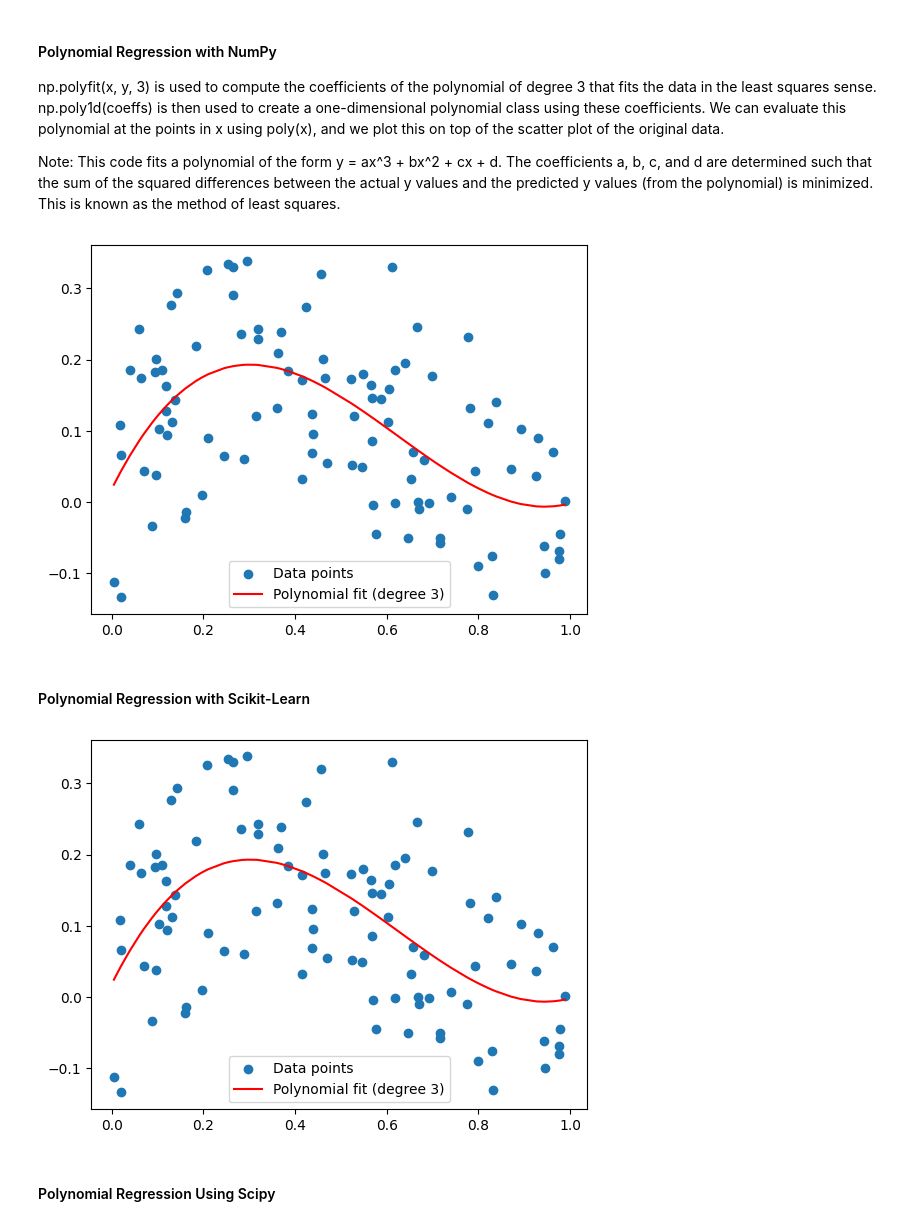
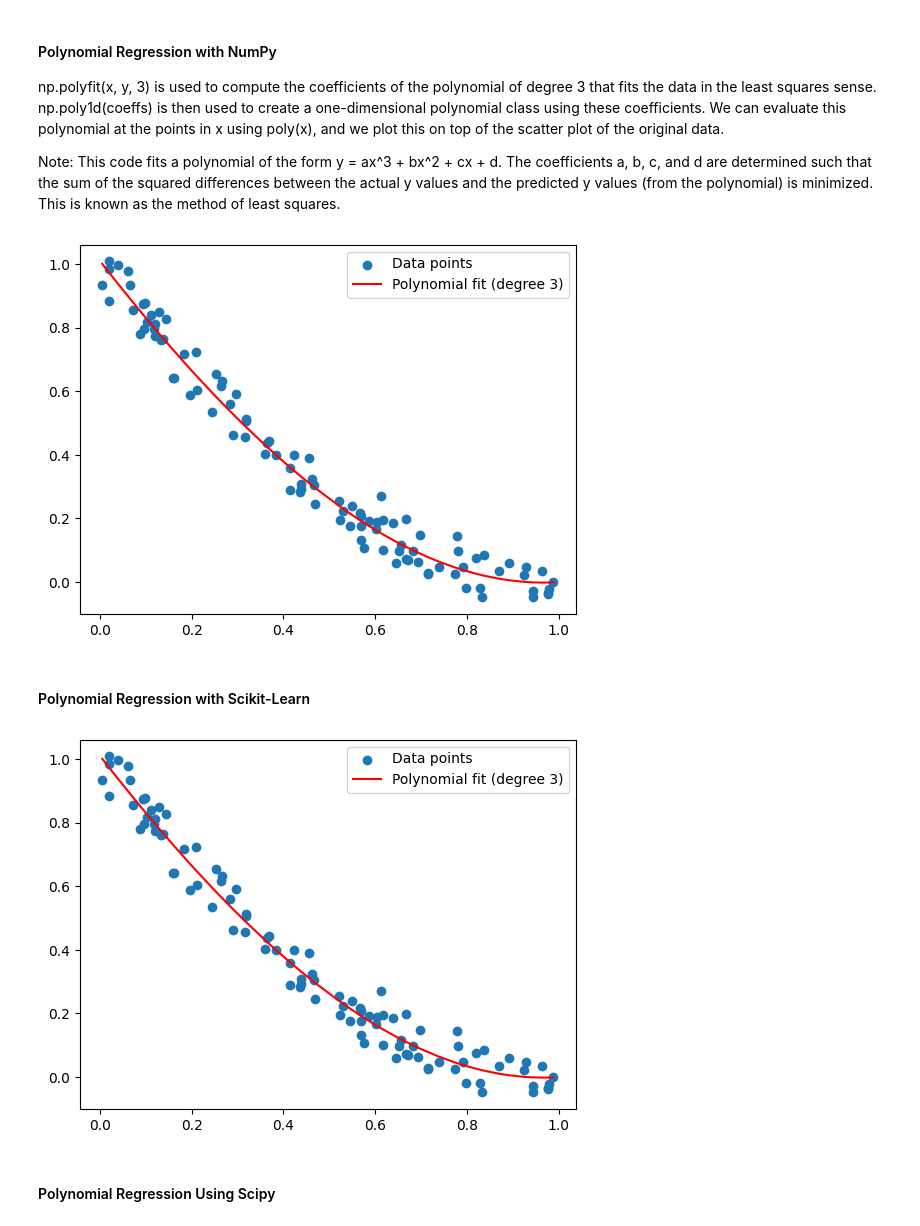
Before and after one commit to sanket238/CSCN8010, a Jupyter notebook: class_notebooks/non_linear_regression/non_linear_regression.ipynb, the cells around one changed output. Cells and saved outputs as stored; diff of their text form; code cells hidden in the pictures.

Commit message:
extract polynomial data generation

```diff
--- a/class_notebooks/non_linear_regression/non_linear_regression.ipynb
+++ b/class_notebooks/non_linear_regression/non_linear_regression.ipynb
@@ -2,0 +17,23 @@
+# %%
+import numpy as np
+from typing import List
+
+
+def polynomial(x: np.ndarray, w: np.ndarray) -> np.ndarray:
+    """
+    Evaluates a polynomial with the given coefficients at the given value of x.
+
+    Args:
+        x: The value of x at which to evaluate the polynomial.
+        w: A list of coefficients for the polynomial, where w[0] corresponds to the
+           coefficient of the highest-degree term, w[1] corresponds to the coefficient
+           of the second-highest-degree term, and so on.
+
+    Returns:
+        The value of the polynomial at x.
+    """
+    degree = len(w) - 1
+    y = 0
+    for i in range(degree + 1):
+        y += w[i] * x**(degree - i)
+    return y
@@ -2,0 +44,6 @@
+# %%
+# Generate synthetic data
+np.random.seed(0)
+x = np.sort(np.random.rand(100))
+w_true = np.array([0, 1, -2, 1])  # polynomial coefficients (from lowest to highest degree), definning a cubic polynomial
+y = polynomial(x, w_true) + np.random.randn(100)*0.05  # polynomial relationship with some noise
@@ -9,23 +66,18 @@ Note: This code fits a polynomial of the form y = ax^3 + bx^2 + cx + d. The coef
 # %%
 import numpy as np
 import matplotlib.pyplot as plt
-
-# Generate synthetic data
-np.random.seed(0)
-x = np.sort(np.random.rand(100))
-y = x**3 - 2*x**2 + x + np.random.randn(100)*0.1  # cubic relationship with some noise
 
 # Fit a polynomial of degree 3
 coeffs = np.polyfit(x, y, 3)
 poly = np.poly1d(coeffs)
 
 # Plot the data and the polynomial fit
 plt.scatter(x, y, label='Data points')
 plt.plot(x, poly(x), color='red', label='Polynomial fit (degree 3)')
 plt.legend()
 plt.show()
 # %% [output]
-[figure, old version]
+[figure, new version]
 # %% [markdown]
 #### Polynomial Regression with Scikit-Learn
 # %%
@@ -34,11 +86,6 @@ import matplotlib.pyplot as plt
 from sklearn.preprocessing import PolynomialFeatures
 from sklearn.linear_model import LinearRegression
 from sklearn.pipeline import make_pipeline
-
-# Generate synthetic data
-np.random.seed(0)
-x = np.sort(np.random.rand(100))
-y = x**3 - 2*x**2 + x + np.random.randn(100)*0.1  # cubic relationship with some noise
 
 # Reshape x to be a 2D array of size (n_samples, n_features)
 X = x[:, np.newaxis]
@@ -56,7 +103,7 @@ plt.plot(x, yfit, color='red', label='Polynomial fit (degree 3)')
 plt.legend()
 plt.show()
 # %% [output]
-[figure, old version]
+[figure, new version]
 # %% [markdown]
 #### Polynomial Regression Using Scipy
 # %%
```
Also changed, not shown: parts of 6 cells of this notebook.
